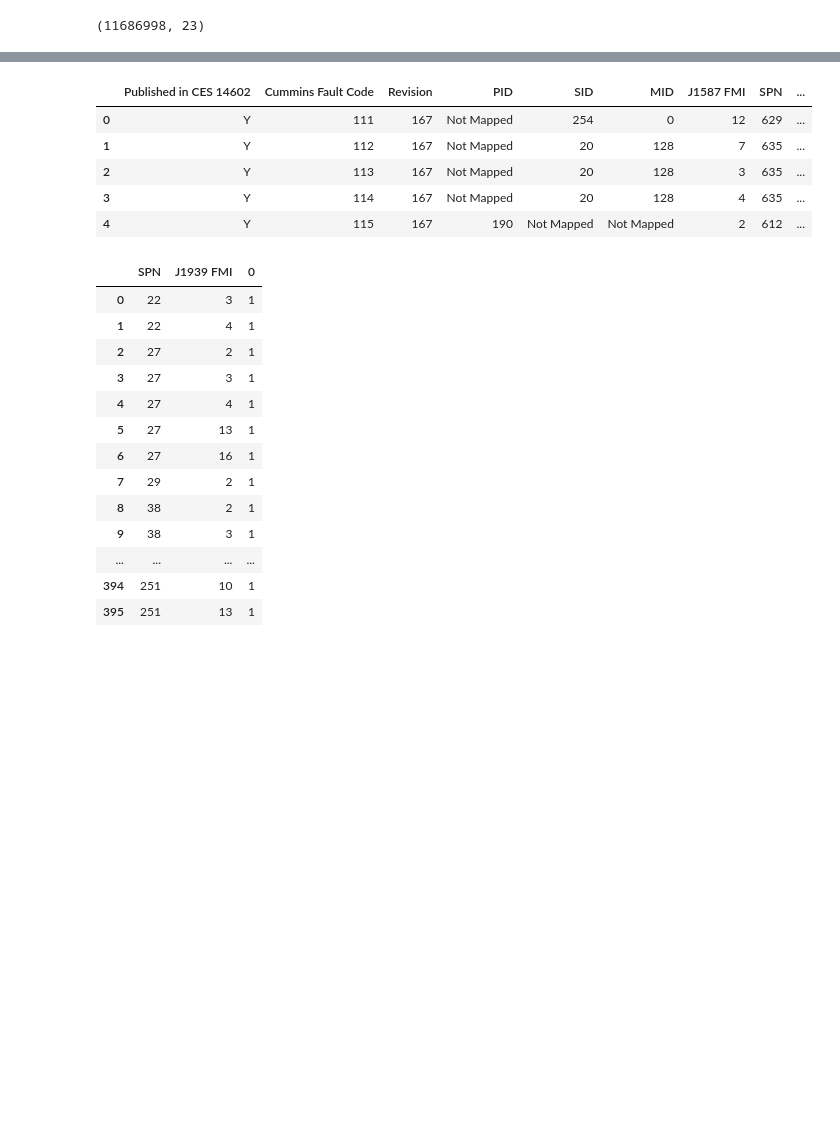
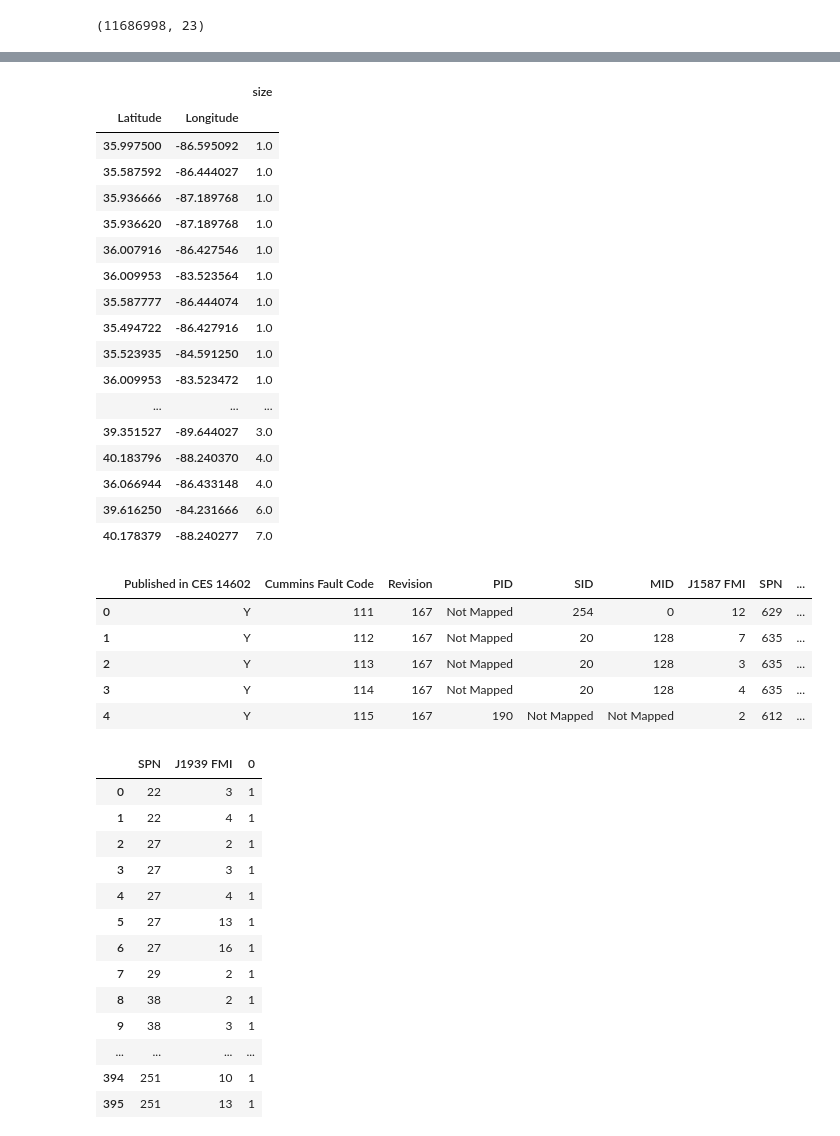
Before and after one commit to berneskaracay/dq-8-predicting-engine-derates-starfish, a Jupyter notebook: dq8.ipynb, the cells around one changed output, grey strips where cells are left out. Drawn from its saved outputs; the diff is of its cells as text; code cells hidden in the pictures; blank space fills up the shorter version.

```diff
--- a/dq8.ipynb
+++ b/dq8.ipynb
@@ -144,3 +173,26 @@ merged.head(50)
+# %%
+bk=derated.groupby(["Latitude","Longitude"])["Latitude","Longitude"].agg({np.size})
+bk=bk["Latitude"].sort_values(["size"])
+bk.tail(100)
+# %% [output]
+|  |  | size |
+| Latitude | Longitude |  |
+| 35.997500 | -86.595092 | 1.0 |
+| 35.587592 | -86.444027 | 1.0 |
+| 35.936666 | -87.189768 | 1.0 |
+| 35.936620 | -87.189768 | 1.0 |
+| 36.007916 | -86.427546 | 1.0 |
+| 36.009953 | -83.523564 | 1.0 |
+| 35.587777 | -86.444074 | 1.0 |
+| 35.494722 | -86.427916 | 1.0 |
+| 35.523935 | -84.591250 | 1.0 |
+| 36.009953 | -83.523472 | 1.0 |
+| ... | ... | ... |
+| 39.351527 | -89.644027 | 3.0 |
+| 40.183796 | -88.240370 | 4.0 |
+| 36.066944 | -86.433148 | 4.0 |
+| 39.616250 | -84.231666 | 6.0 |
+| 40.178379 | -88.240277 | 7.0 |
 # %%
 service = pd.read_excel('data\\Service Fault Codes_1_0_0_167.xlsx')
 # %%
```
Also changed, not shown: parts of 19 cells of this notebook, 1 other file.
